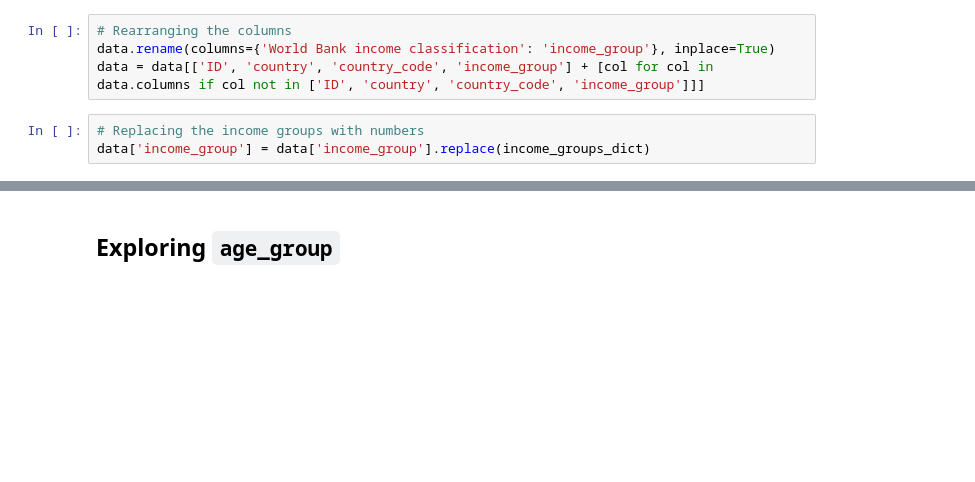
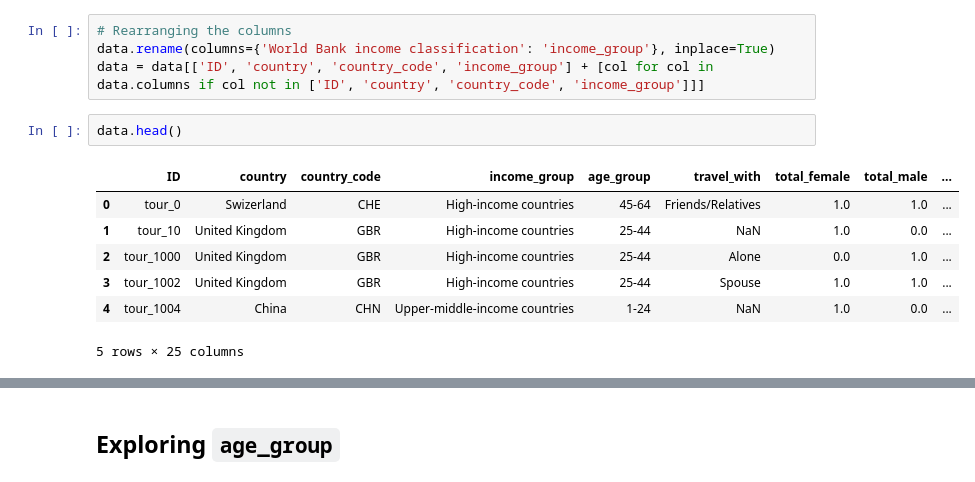
Before and after one commit to BCBeeravelly/End-to-End-ML-Project, a Jupyter notebook: notebooks/eda.ipynb, the cells around one changed output, grey strips where cells are left out. Saved outputs shown, nothing was run; the diff lists cells and outputs as text; blank space fills up the shorter version.

```diff
--- a/notebooks/eda.ipynb
+++ b/notebooks/eda.ipynb
@@ -200,6 +209,13 @@ data.drop(['Entity', 'Code'], axis=1, inplace=True)
 # Rearranging the columns
 data.rename(columns={'World Bank income classification': 'income_group'}, inplace=True)
 data = data[['ID', 'country', 'country_code', 'income_group'] + [col for col in data.columns if col not in ['ID', 'country', 'country_code', 'income_group']]]
-# %%
-# Replacing the income groups with numbers
-data['income_group'] = data['income_group'].replace(income_groups_dict)
+# %%
+data.head()
+# %% [output]
+|  | ID | country | country_code | income_group | age_group | travel_with | total_female | total_male | ... |
+| 0 | tour_0 | Swizerland | CHE | High-income countries | 45-64 | Friends/Relatives | 1.0 | 1.0 | ... |
+| 1 | tour_10 | United Kingdom | GBR | High-income countries | 25-44 | NaN | 1.0 | 0.0 | ... |
+| 2 | tour_1000 | United Kingdom | GBR | High-income countries | 25-44 | Alone | 0.0 | 1.0 | ... |
+| 3 | tour_1002 | United Kingdom | GBR | High-income countries | 25-44 | Spouse | 1.0 | 1.0 | ... |
+| 4 | tour_1004 | China | CHN | Upper-middle-income countries | 1-24 | NaN | 1.0 | 0.0 | ... |
+5 rows × 25 columns
```
Also changed, not shown: parts of 10 cells of this notebook, 4 other files.
